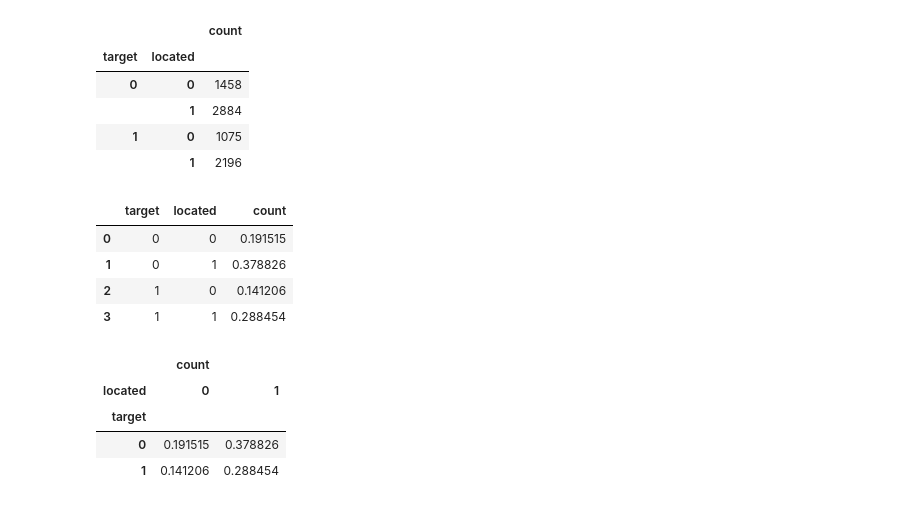
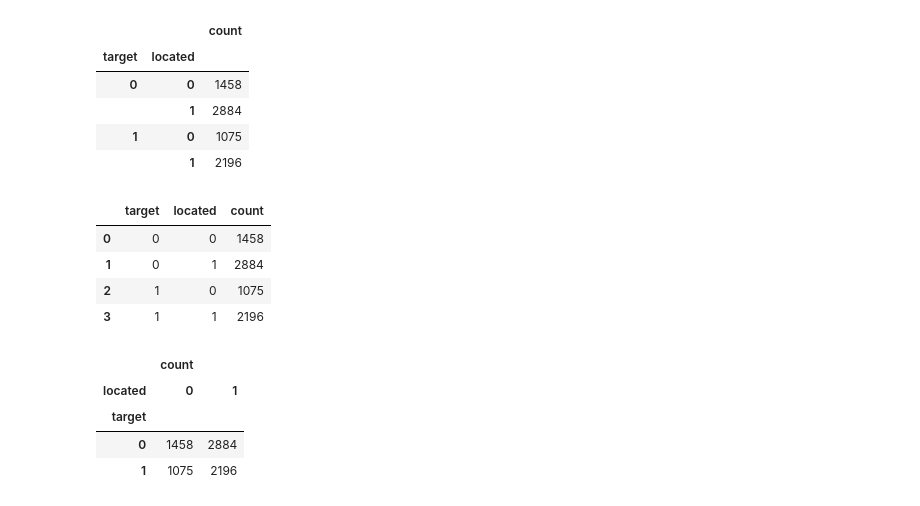
Before and after one commit to AgustinLeguizamon/datos_tp_1, a Jupyter notebook: tp1_tomas.ipynb, the cells around one changed output. Cells and saved outputs as stored; diff of their text form; code cells hidden in the pictures.

```diff
--- a/tp1_tomas.ipynb
+++ b/tp1_tomas.ipynb
@@ -18,7 +20,7 @@ tweets.head()
 # tweets["location"] == tweets["location"] devuelve false si es un NaN
 
 tweets["located"] = tweets["location"] == tweets["location"]
-tweets.loc[tweets["located"],"located"] = 1
+tweets.loc[tweets["located"] == True,"located"] = 1
 tweets.loc[tweets["located"] == False ,"located"] = 0
 tweets.head(100)
 # %% [output]
@@ -48,14 +50,13 @@ grouped.head()
 |  | 1 | 2196 |
 # %%
 grouped2 = grouped.reset_index()
-grouped2["count"] /= len(tweets)
 grouped2.head()
 # %% [output]
 |  | target | located | count |
-| 0 | 0 | 0 | 0.191515 |
-| 1 | 0 | 1 | 0.378826 |
-| 2 | 1 | 0 | 0.141206 |
-| 3 | 1 | 1 | 0.288454 |
+| 0 | 0 | 0 | 1458 |
+| 1 | 0 | 1 | 2884 |
+| 2 | 1 | 0 | 1075 |
+| 3 | 1 | 1 | 2196 |
 # %%
 pivoted= grouped2.pivot("target","located")
 pivoted
@@ -63,5 +64,5 @@ pivoted
 |  | count |  |
 | located | 0 | 1 |
 | target |  |  |
-| 0 | 0.191515 | 0.378826 |
-| 1 | 0.141206 | 0.288454 |
+| 0 | 1458 | 2884 |
+| 1 | 1075 | 2196 |
```
Also changed, not shown: parts of 11 cells of this notebook.
